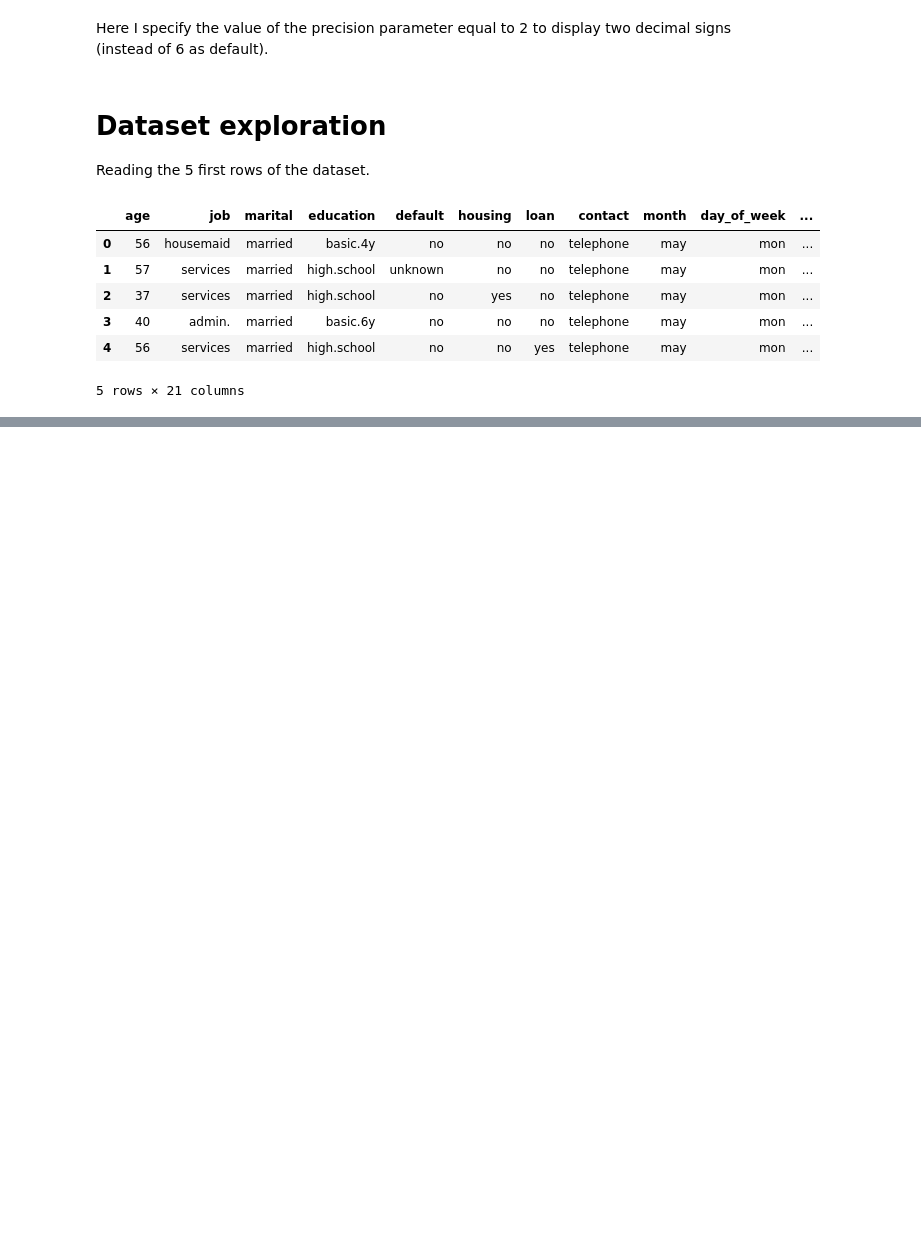
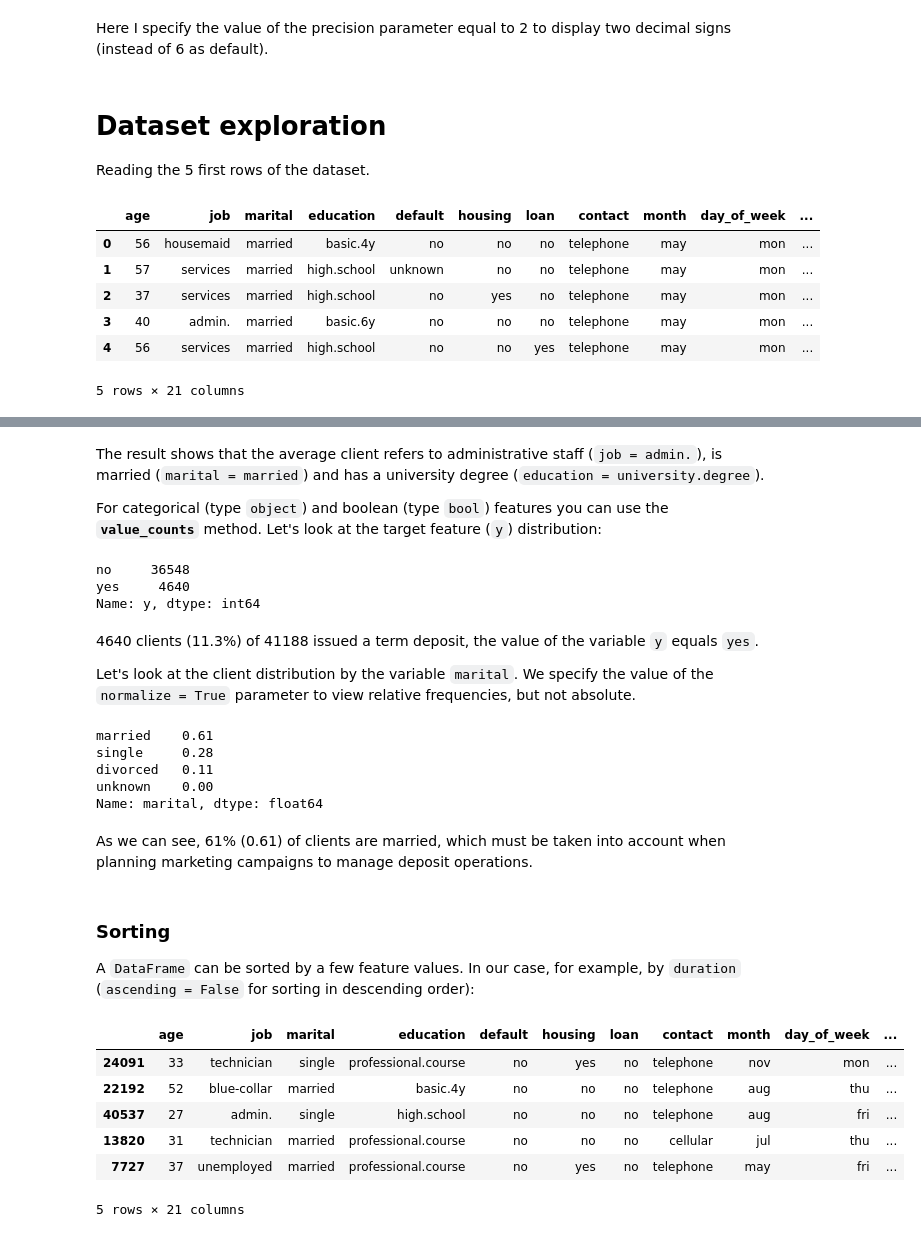
Before and after one commit to luis-fnogueira/exploratory-baking, a Jupyter notebook: banking_cognitive_class.ipynb, the cells around one changed output, grey strips where cells are left out. Cells and saved outputs as stored; diff of their text form; code cells hidden in the pictures; blank space fills up the shorter version.

```diff
--- a/banking_cognitive_class.ipynb
+++ b/banking_cognitive_class.ipynb
@@ -53,0 +152,38 @@ df.head(5)
+# %% [markdown]
+The result shows that the average client refers to administrative staff (`job = admin.`), is married (`marital = married`) and has a university degree (`education = university.degree`).
+
+For categorical (type `object`) and boolean (type `bool`) features you can use the **`value_counts`** method. Let's look at the target feature (`y`) distribution:
+# %%
+df["y"].value_counts()
+# %% [output]
+no     36548
+yes     4640
+Name: y, dtype: int64
+# %% [markdown]
+4640 clients (11.3%) of 41188 issued a term deposit, the value of the variable `y` equals `yes`.
+
+Let's look at the client distribution by the variable `marital`. We specify the value of the `normalize = True` parameter to view relative frequencies, but not absolute.
+# %%
+df["marital"].value_counts(normalize = True)
+# %% [output]
+married    0.61
+single     0.28
+divorced   0.11
+unknown    0.00
+Name: marital, dtype: float64
+# %% [markdown]
+As we can see, 61% (0.61) of clients are married, which must be taken into account when planning marketing campaigns to manage deposit operations.
+# %% [markdown]
+### Sorting
+
+A `DataFrame` can be sorted by a few feature values. In our case, for example, by `duration` (`ascending = False` for sorting in descending order):
+# %%
+df.sort_values(by = "duration", ascending = False).head()
+# %% [output]
+|  | age | job | marital | education | default | housing | loan | contact | month | day_of_week | ... |
+| 24091 | 33 | technician | single | professional.course | no | yes | no | telephone | nov | mon | ... |
+| 22192 | 52 | blue-collar | married | basic.4y | no | no | no | telephone | aug | thu | ... |
+| 40537 | 27 | admin. | single | high.school | no | no | no | telephone | aug | fri | ... |
+| 13820 | 31 | technician | married | professional.course | no | no | no | cellular | jul | thu | ... |
+| 7727 | 37 | unemployed | married | professional.course | no | yes | no | telephone | may | fri | ... |
+5 rows × 21 columns
```
Also changed, not shown: parts of 30 cells of this notebook.
